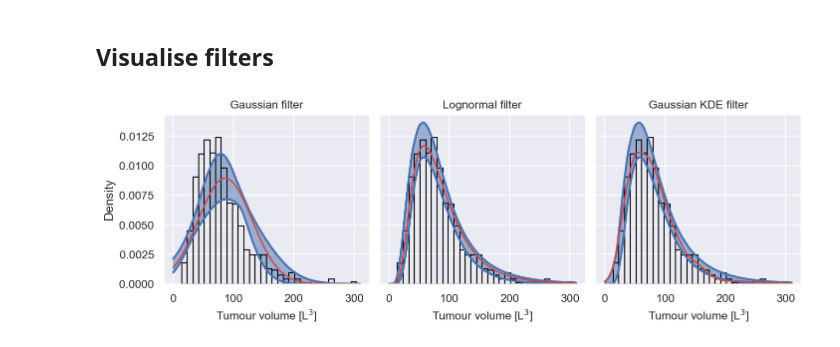
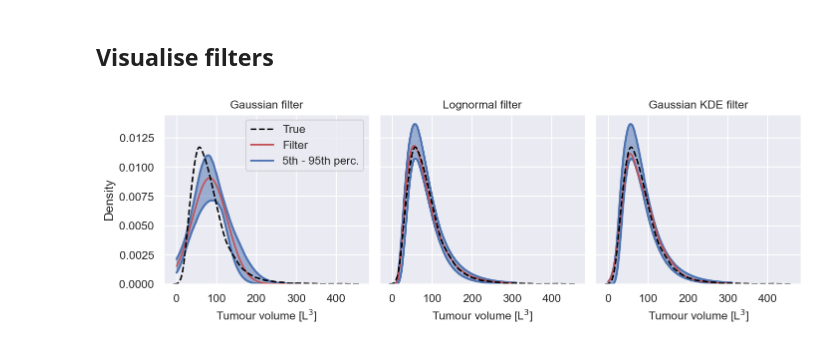
Before and after one commit to DavAug/filter-inference, a Jupyter notebook: results/1_cancer_growth/illustrations.ipynb, the cells around one changed output. Cells and saved outputs as stored; diff of their text form; code cells hidden in the pictures.

Commit message:
update filter figure

```diff
--- a/results/1_cancer_growth/illustrations.ipynb
+++ b/results/1_cancer_growth/illustrations.ipynb
@@ -223,7 +223,7 @@ for ax in axes:
 # Plot filter approximations
 n_steps = 300
 volume_range = np.linspace(0, 310, n_steps)
-seed = 2
+seed = 3
 n_samples = 100 * 1000
 samples = population_model.sample(true_parameters, n_samples, seed)
 volumes = np.empty(shape=(n_samples))
@@ -282,34 +282,47 @@ axes[2].plot(volume_range, densities[0], color=sns.color_palette()[3])
 
 # Plot data-generating distribution
 seed = 10
-n_samples = 1000
+n_samples = 10000
 samples = population_model.sample(true_parameters, n_samples, seed)
 volumes = np.empty(shape=(n_samples))
 for ids, s in enumerate(samples):
     volumes[ids] = mechanistic_model.simulate(s, [1])[0]
 for ax in axes:
-    sns.histplot(volumes, ax=ax, stat='density', fill=False, color='black', linewidth=1)
-    #sns.kdeplot(volumes, fill=False, bw_adjust=1.5, ax=ax, color='black')
+    # sns.distplot(volumes, ax=ax, color='black',)
+    sns.kdeplot(
+        volumes, fill=False, ax=ax, color='black',
+        linestyle='--')
 
 # Add labels
 for ax in axes[1:]:
     ax.set_yticklabels([])
     ax.set_ylabel('')
 
 titles = ['Gaussian filter', 'Lognormal filter', 'Gaussian KDE filter']
 for ida, ax in enumerate(axes):
     ax.set_title(titles[ida], fontsize=fontsize)
     ax.set_xlabel('Tumour volume [L$^3$]', fontsize=fontsize)
 
+for ax in axes:
+    ax.set_ylim([0, 0.0145])
+axes[0].plot(
+    [100, 100], [1, 1], linestyle='--', color='black', label='True')
+axes[0].plot(
+    [100, 100], [1, 1], color=sns.color_palette()[3],
+    label='Filter')
+axes[0].plot(
+    [100, 100], [1, 1], color=sns.color_palette()[0], label='5th - 95th perc.')
+axes[0].legend()
+
 # Export figure
 directory = os.getcwd()
 plt.savefig(
     directory + '/3_filter_example.tif',
     bbox_inches='tight')
 plt.savefig(
     directory + '/3_filter_example.pdf',
     bbox_inches='tight')
 
 plt.show()
 # %% [output]
-[figure, old version]
+[figure, new version]
```
Also changed, not shown: 2 other files.
